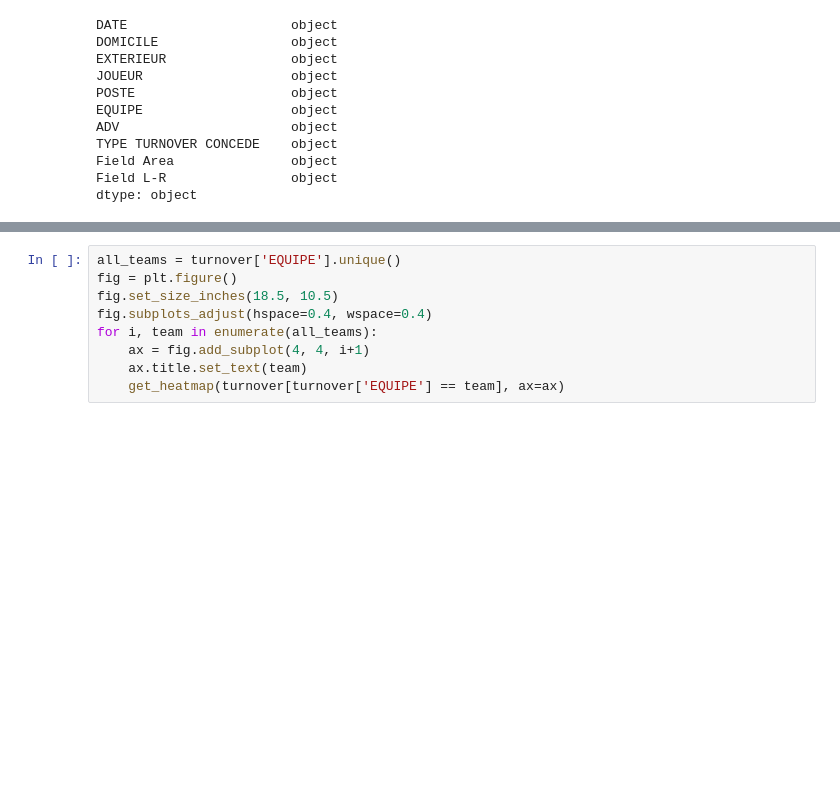
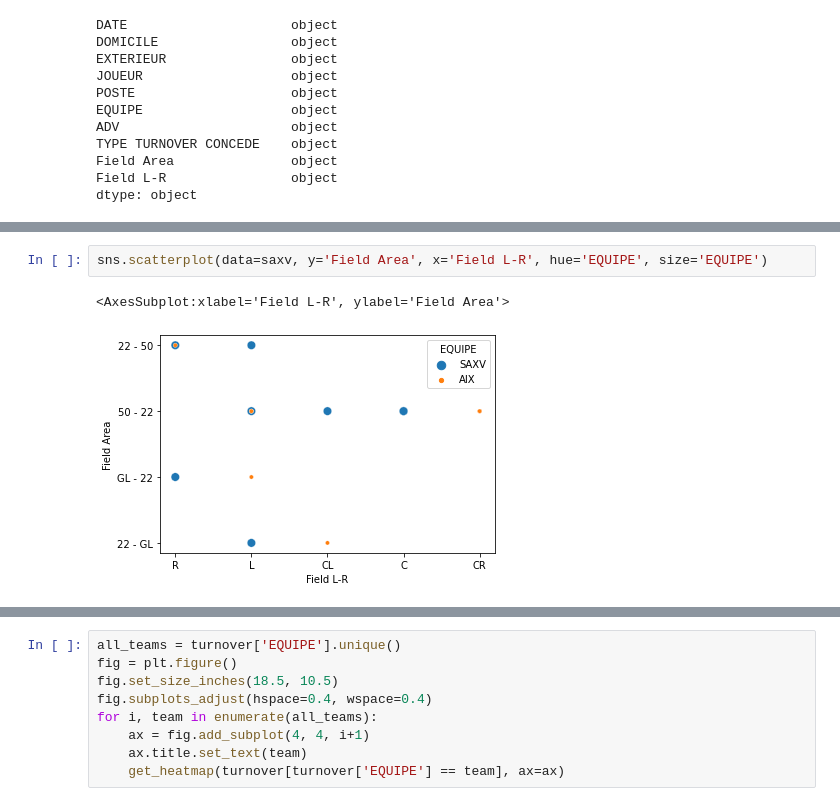
Before and after one commit to UCDPAIanSheridan/UCDPA_IanSheridan, a Jupyter notebook: MyProject.ipynb, the cells around one changed output, grey strips where cells are left out. Drawn from its saved outputs; the diff is of its cells as text; blank space fills up the shorter version.

```diff
--- a/MyProject.ipynb
+++ b/MyProject.ipynb
@@ -222 +247,6 @@ for item in game_one.get_xticklabels():
+# %%
+sns.scatterplot(data=saxv, y='Field Area', x='Field L-R', hue='EQUIPE', size='EQUIPE')
+# %% [output]
+<AxesSubplot:xlabel='Field L-R', ylabel='Field Area'>
+[figure, added]
 # %%
```
Also changed, not shown: parts of 22 cells of this notebook.
